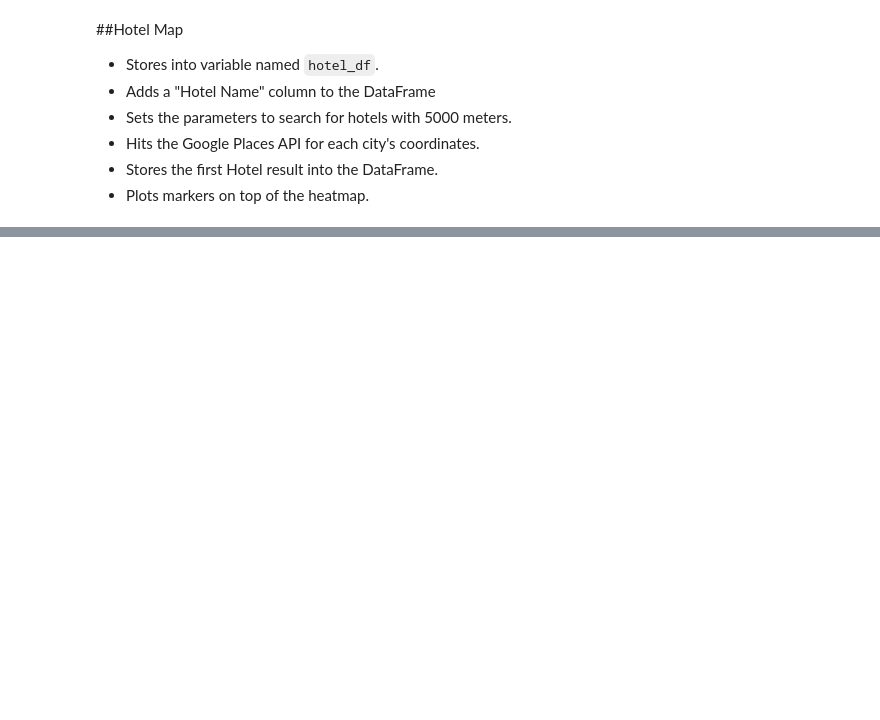
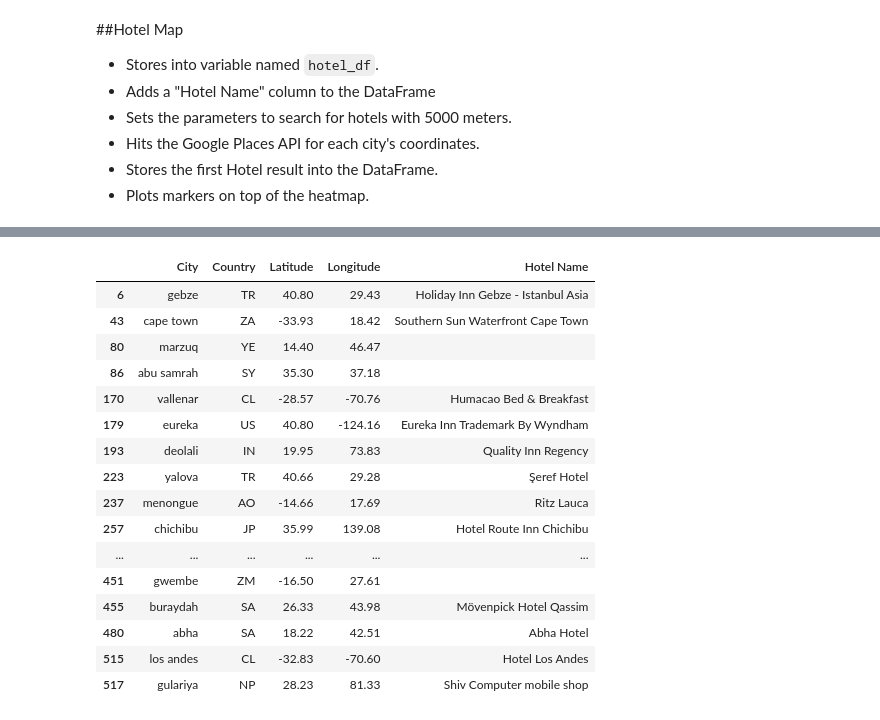
Before and after one commit to doublealogic/api-challenge-python, a Jupyter notebook: VacationPy/VacationPy.ipynb, the cells around one changed output, grey strips where cells are left out. Cells and saved outputs as stored; diff of their text form; code cells hidden in the pictures; blank space fills up the shorter version.

```diff
--- a/VacationPy/VacationPy.ipynb
+++ b/VacationPy/VacationPy.ipynb
@@ -74,0 +121,34 @@ Narrows down the cities to fit the following weather conditions and drops any ro
+# %%
+base = "https://maps.googleapis.com/maps/api/place/nearbysearch/json"
+params = {
+    "radius": 5000,
+    "types": "lodging",
+    "key": g_key,
+}
+
+
+for index, row in hotel_df.iterrows():
+
+    # Variables
+    lat = row['Latitude']
+    long = row['Longitude']
+
+    # Add Location keyword and values to Params dictionary
+    params['location'] = f'{lat},{long}'
+
+    # assemble url and make API request
+    print(f"Retrieving Results for Index {index}: {row['City']}.")
+    response = requests.get(base, params=params).json()
+
+    # extract results
+    results = response['results']
+
+    try:
+        print(f"The closest hotel located in {row['City']} is {results[0]['name']}.")
+
+        hotel_df.loc[index, 'Hotel Name'] = results[0]['name']
+
+    except (KeyError, IndexError):
+        print("Hotel not found... skipping.")
+
+    print("------------")
@@ -74,0 +173,22 @@ Narrows down the cities to fit the following weather conditions and drops any ro
+# %%
+# Displays updated DataFrame
+
+hotel_df
+# %% [output]
+|  | City | Country | Latitude | Longitude | Hotel Name |
+| 6 | gebze | TR | 40.80 | 29.43 | Holiday Inn Gebze - Istanbul Asia |
+| 43 | cape town | ZA | -33.93 | 18.42 | Southern Sun Waterfront Cape Town |
+| 80 | marzuq | YE | 14.40 | 46.47 |  |
+| 86 | abu samrah | SY | 35.30 | 37.18 |  |
+| 170 | vallenar | CL | -28.57 | -70.76 | Humacao Bed & Breakfast |
+| 179 | eureka | US | 40.80 | -124.16 | Eureka Inn Trademark By Wyndham |
+| 193 | deolali | IN | 19.95 | 73.83 | Quality Inn Regency |
+| 223 | yalova | TR | 40.66 | 29.28 | Şeref Hotel |
+| 237 | menongue | AO | -14.66 | 17.69 | Ritz Lauca |
+| 257 | chichibu | JP | 35.99 | 139.08 | Hotel Route Inn Chichibu |
+| ... | ... | ... | ... | ... | ... |
+| 451 | gwembe | ZM | -16.50 | 27.61 |  |
+| 455 | buraydah | SA | 26.33 | 43.98 | Mövenpick Hotel Qassim |
+| 480 | abha | SA | 18.22 | 42.51 | Abha Hotel |
+| 515 | los andes | CL | -32.83 | -70.60 | Hotel Los Andes |
+| 517 | gulariya | NP | 28.23 | 81.33 | Shiv Computer mobile shop |
```
Also changed, not shown: parts of 5 cells of this notebook, 1 other file.
